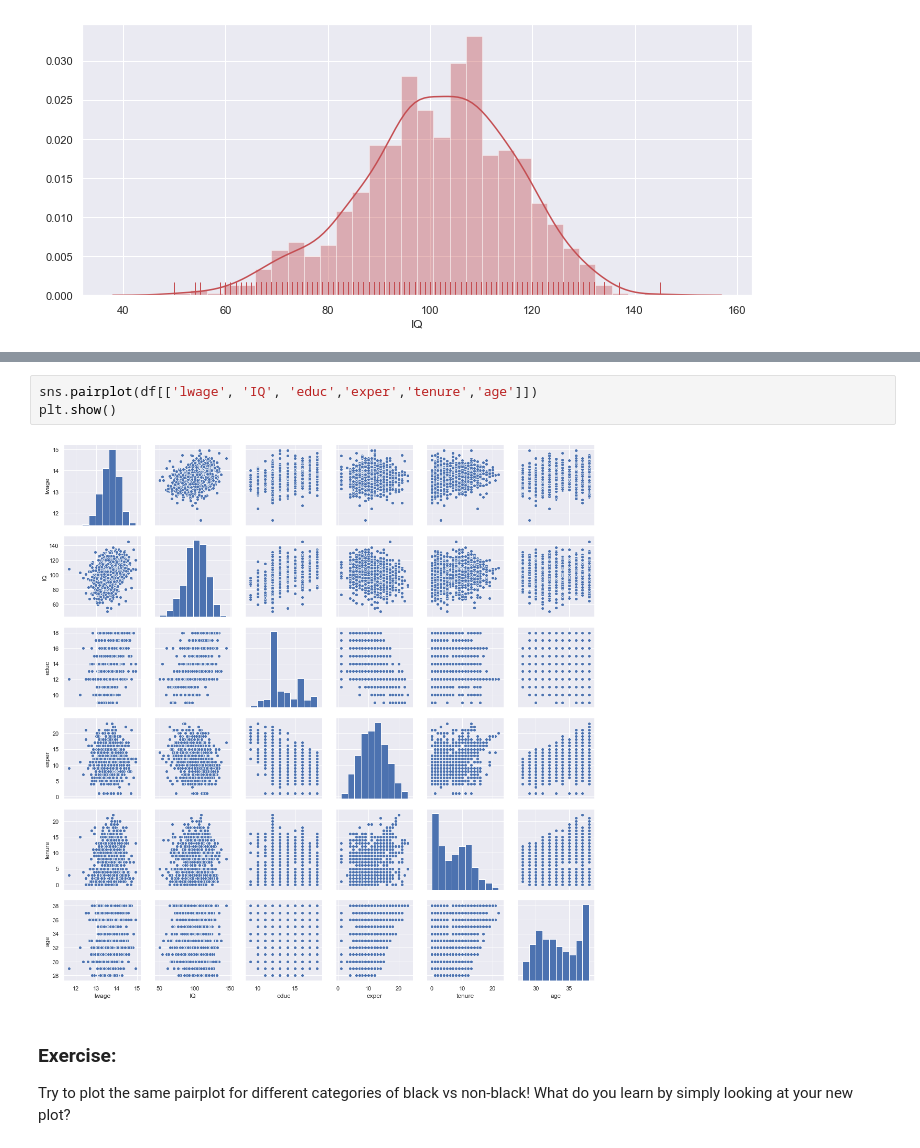
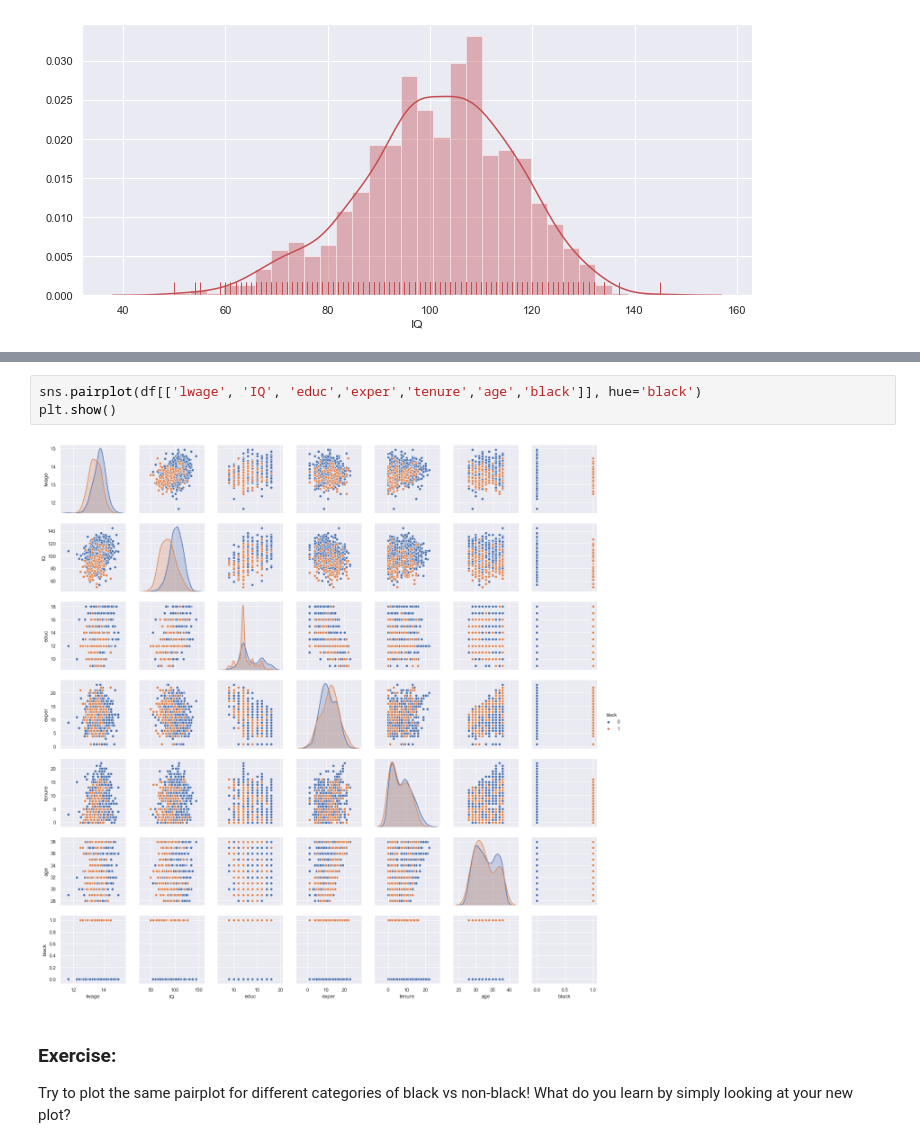
Before and after one commit to ethanander/Machine_Learning_USU, a Jupyter notebook: Spring 2020/Classes/Week 3-4/Regression.ipynb, the cells around one changed output, grey strips where cells are left out. Drawn from its saved outputs; the diff is of its cells as text.

```diff
--- a/Spring 2020/Classes/Week 3-4/Regression.ipynb
+++ b/Spring 2020/Classes/Week 3-4/Regression.ipynb
@@ -156,8 +161,8 @@ plt.show()
 # %%
-sns.pairplot(df[['lwage', 'IQ', 'educ','exper','tenure','age']])
+sns.pairplot(df[['lwage', 'IQ', 'educ','exper','tenure','age','black']], hue='black')
 plt.show()
 # %% [output]
-[figure, old version]
+[figure, new version]
 # %% [markdown]
 ### Exercise:
 Try to plot the same pairplot for different categories of black vs non-black! What do you learn by simply looking at your new plot?
```
Also changed, not shown: parts of 11 cells of this notebook.
